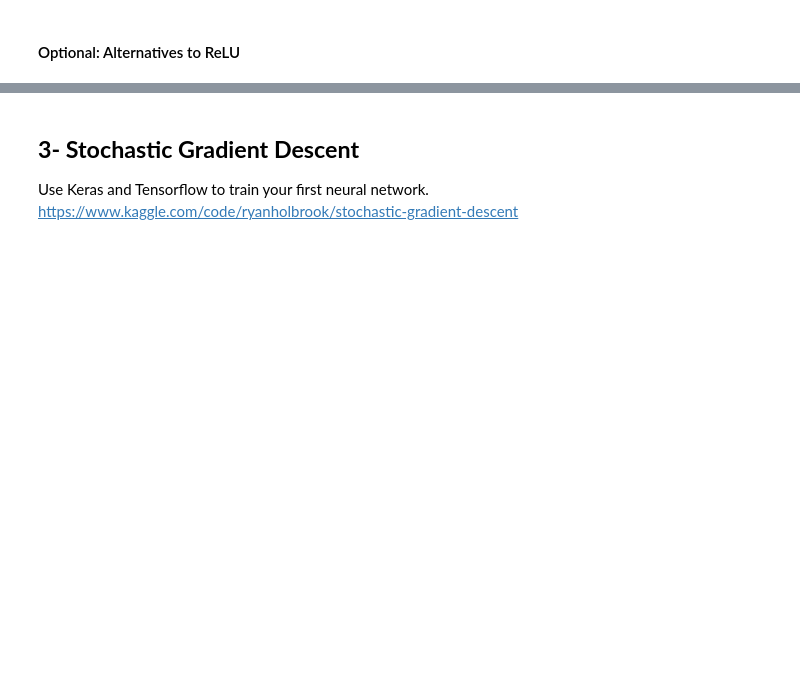
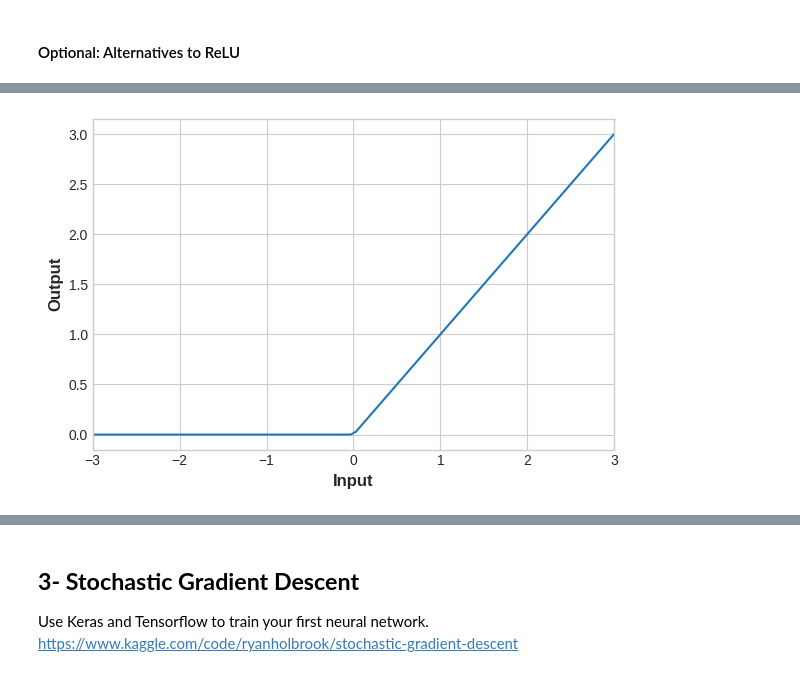
Before and after one commit to JBadawood/Kaggle, a Jupyter notebook: Intro_to_DL-Kaggle.ipynb, the cells around one changed output, grey strips where cells are left out. Cells and saved outputs as stored; diff of their text form; code cells hidden in the pictures; blank space fills up the shorter version.

```diff
--- a/Intro_to_DL-Kaggle.ipynb
+++ b/Intro_to_DL-Kaggle.ipynb
@@ -932,0 +1059,26 @@ To add an activation function to a layer, just give its name in the `activation`
+# %%
+import tensorflow as tf
+
+# Setup plotting
+import matplotlib.pyplot as plt
+
+plt.style.use('seaborn-whitegrid')
+# Set Matplotlib defaults
+plt.rc('figure', autolayout=True)
+plt.rc('axes', labelweight='bold', labelsize='large',
+       titleweight='bold', titlesize=18, titlepad=10)
+# %%
+# YOUR CODE HERE: Change 'relu' to 'elu', 'selu', 'swish'... or something else
+activation_layer = layers.Activation('relu')
+
+x = tf.linspace(-3.0, 3.0, 100)
+y = activation_layer(x) # once created, a layer is callable just like a function
+
+plt.figure(dpi=100)
+plt.plot(x, y)
+plt.xlim(-3, 3)
+plt.xlabel("Input")
+plt.ylabel("Output")
+plt.show()
+# %% [output]
+[figure, added]
```
Also changed, not shown: parts of 29 cells of this notebook.
